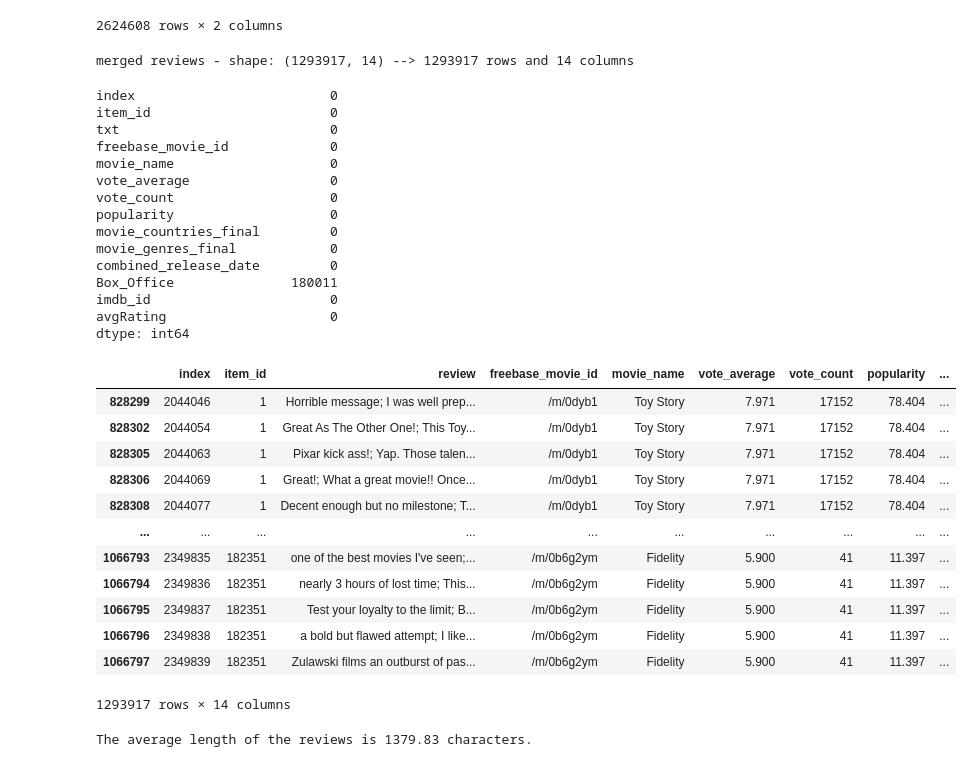
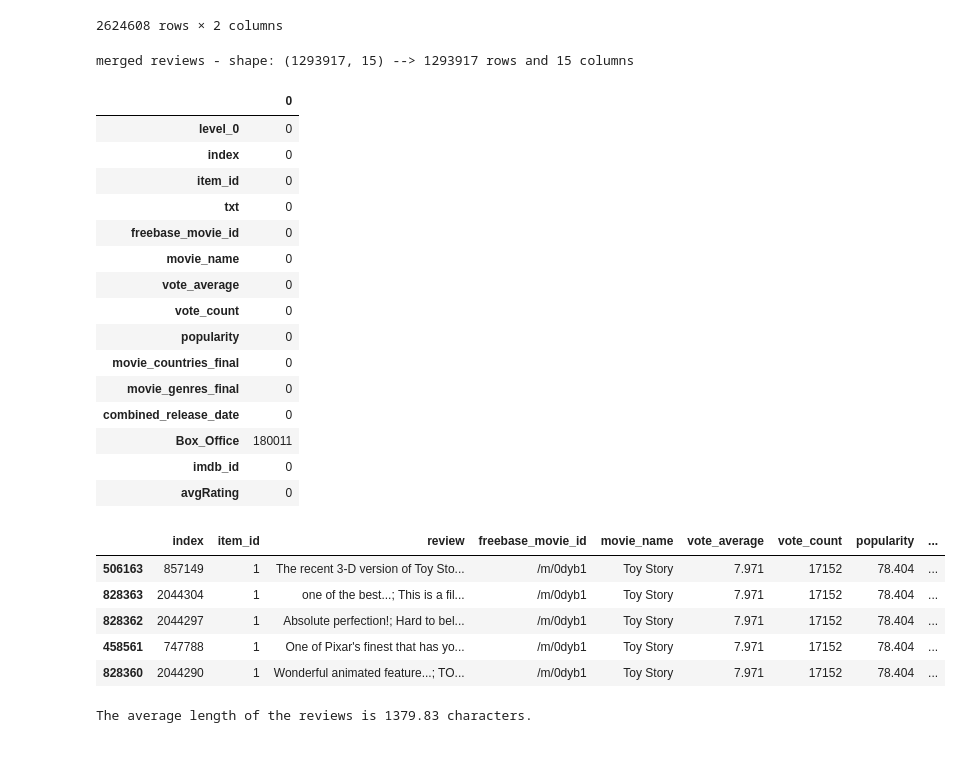
Before and after one commit to epfl-ada/ada-2024-project-gear5, a Jupyter notebook: data_exploration.ipynb, the cells around one changed output. Saved outputs shown, nothing was run; the diff lists cells and outputs as text; code cells hidden in the pictures.

```diff
--- a/data_exploration.ipynb
+++ b/data_exploration.ipynb
@@ -249,7 +240,7 @@ dtype: int64
 full_reduced.to_pickle("./data/CMU_and_TDB.pkl")
 # %%
 # Load the MovieLens dataset
-added_movies = pd.read_json('./data/MovieLens/raw/metadata_updated.json', lines=True)
+added_movies = pd.read_json('./data/movie_dataset_public_final/raw/metadata_updated.json', lines=True)
 # %%
 #preparing the dataset for merging
 added_movies["imdbId"] = added_movies["imdbId"].astype(str)
@@ -421,43 +383,37 @@ reviews_df
 reviews_df = reviews_df.reset_index()
 merged_reviews = pd.merge(reviews_df, filtered_final_data, left_on='item_id', right_on='item_id', how='inner')
 print_df_size("merged reviews", merged_reviews)
-merged_reviews.isna().sum()
+merged_reviews.isna().sum().to_frame()
 # %% [output]
-merged reviews - shape: (1293917, 14) --> 1293917 rows and 14 columns
+merged reviews - shape: (1293917, 15) --> 1293917 rows and 15 columns
-index                         0
-item_id                       0
-txt                           0
-freebase_movie_id             0
-movie_name                    0
-vote_average                  0
-vote_count                    0
-popularity                    0
-movie_countries_final         0
-movie_genres_final            0
-combined_release_date         0
-Box_Office               180011
-imdb_id                       0
-avgRating                     0
-dtype: int64
+|  | 0 |
+| level_0 | 0 |
+| index | 0 |
+| item_id | 0 |
+| txt | 0 |
+| freebase_movie_id | 0 |
+| movie_name | 0 |
+| vote_average | 0 |
+| vote_count | 0 |
+| popularity | 0 |
+| movie_countries_final | 0 |
+| movie_genres_final | 0 |
+| combined_release_date | 0 |
+| Box_Office | 180011 |
+| imdb_id | 0 |
+| avgRating | 0 |
 # %%
 merged_reviews = merged_reviews.sort_values(by='item_id')
 # %%
 merged_reviews = merged_reviews.rename(columns={'txt': 'review'})
-merged_reviews
+merged_reviews.head()
 # %% [output]
 |  | index | item_id | review | freebase_movie_id | movie_name | vote_average | vote_count | popularity | ... |
-| 828299 | 2044046 | 1 | Horrible message; I was well prep... | /m/0dyb1 | Toy Story | 7.971 | 17152 | 78.404 | ... |
-| 828302 | 2044054 | 1 | Great As The Other One!; This Toy... | /m/0dyb1 | Toy Story | 7.971 | 17152 | 78.404 | ... |
-| 828305 | 2044063 | 1 | Pixar kick ass!; Yap. Those talen... | /m/0dyb1 | Toy Story | 7.971 | 17152 | 78.404 | ... |
-| 828306 | 2044069 | 1 | Great!; What a great movie!! Once... | /m/0dyb1 | Toy Story | 7.971 | 17152 | 78.404 | ... |
-| 828308 | 2044077 | 1 | Decent enough but no milestone; T... | /m/0dyb1 | Toy Story | 7.971 | 17152 | 78.404 | ... |
-| ... | ... | ... | ... | ... | ... | ... | ... | ... | ... |
-| 1066793 | 2349835 | 182351 | one of the best movies I've seen;... | /m/0b6g2ym | Fidelity | 5.900 | 41 | 11.397 | ... |
-| 1066794 | 2349836 | 182351 | nearly 3 hours of lost time; This... | /m/0b6g2ym | Fidelity | 5.900 | 41 | 11.397 | ... |
-| 1066795 | 2349837 | 182351 | Test your loyalty to the limit; B... | /m/0b6g2ym | Fidelity | 5.900 | 41 | 11.397 | ... |
-| 1066796 | 2349838 | 182351 | a bold but flawed attempt; I like... | /m/0b6g2ym | Fidelity | 5.900 | 41 | 11.397 | ... |
-| 1066797 | 2349839 | 182351 | Zulawski films an outburst of pas... | /m/0b6g2ym | Fidelity | 5.900 | 41 | 11.397 | ... |
+| 506163 | 857149 | 1 | The recent 3-D version of Toy Sto... | /m/0dyb1 | Toy Story | 7.971 | 17152 | 78.404 | ... |
+| 828363 | 2044304 | 1 | one of the best...; This is a fil... | /m/0dyb1 | Toy Story | 7.971 | 17152 | 78.404 | ... |
+| 828362 | 2044297 | 1 | Absolute perfection!; Hard to bel... | /m/0dyb1 | Toy Story | 7.971 | 17152 | 78.404 | ... |
+| 458561 | 747788 | 1 | One of Pixar's finest that has yo... | /m/0dyb1 | Toy Story | 7.971 | 17152 | 78.404 | ... |
+| 828360 | 2044290 | 1 | Wonderful animated feature...; TO... | /m/0dyb1 | Toy Story | 7.971 | 17152 | 78.404 | ... |
-1293917 rows × 14 columns
 # %%
 #To load it faster for our work
 merged_reviews.to_pickle('./data/merged_data_with_reviews.pkl')
```
Also changed, not shown: parts of 27 cells of this notebook, 10 other files.
